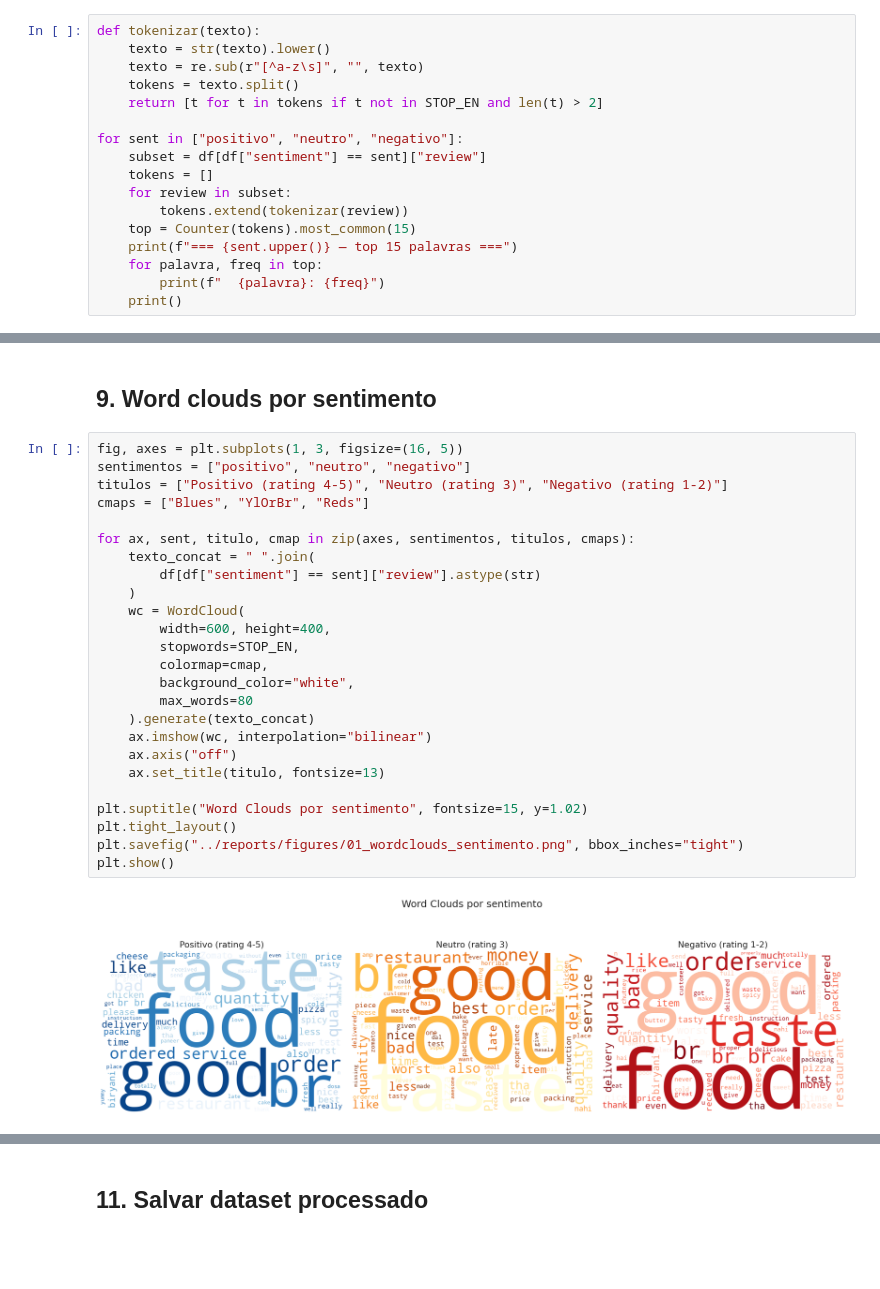
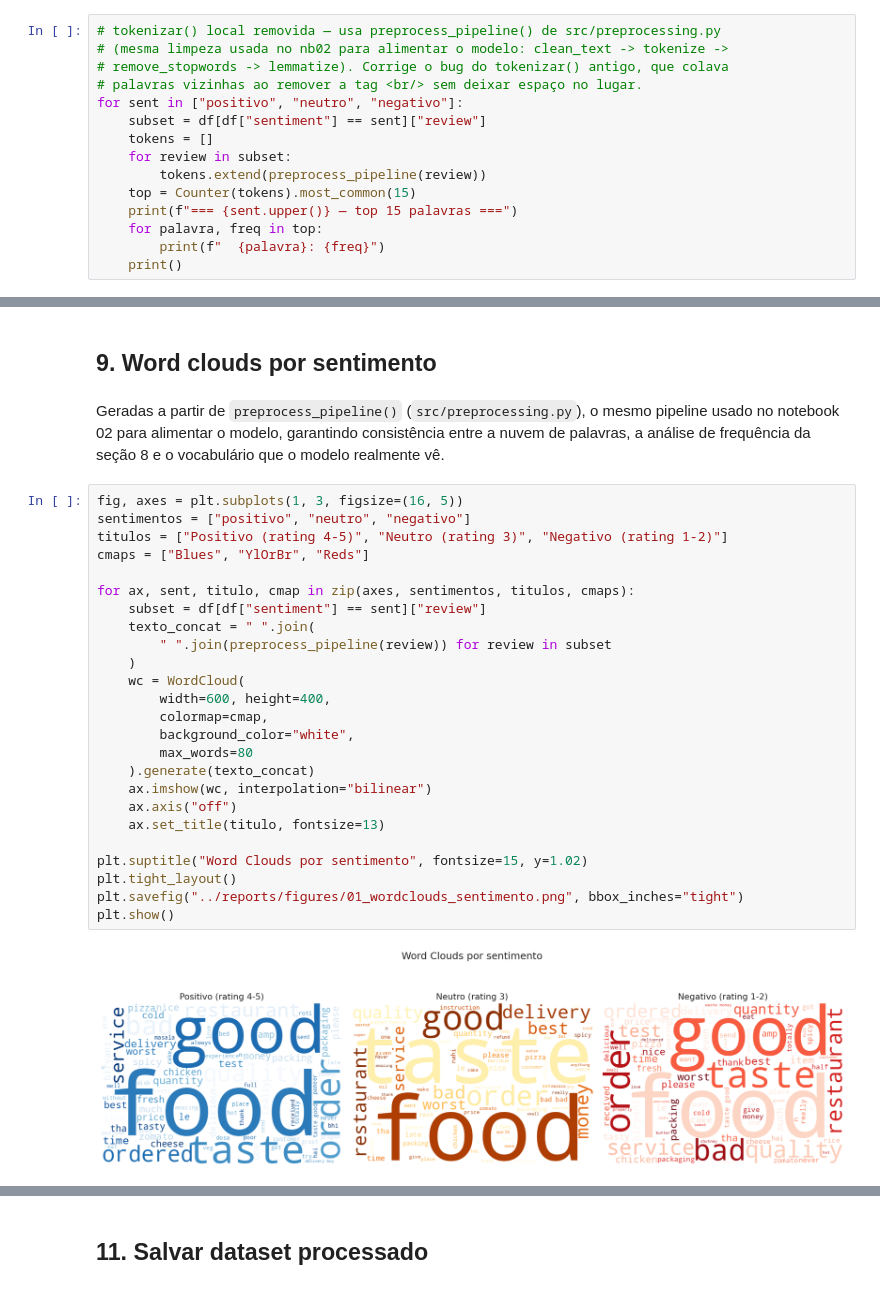
Before and after one commit to polloncarlos/zomato_nlp_sentiment, a Jupyter notebook: notebooks/01_eda_textual.ipynb, the cells around one changed output, grey strips where cells are left out. Drawn from its saved outputs; the diff is of its cells as text; blank space fills up the shorter version.

```diff
--- a/notebooks/01_eda_textual.ipynb
+++ b/notebooks/01_eda_textual.ipynb
@@ -311,17 +460,15 @@ Name: count, dtype: int64
 # %% [markdown]
 ## 8. Palavras mais frequentes por sentimento
 # %%
-def tokenizar(texto):
-    texto = str(texto).lower()
-    texto = re.sub(r"[^a-z\s]", "", texto)
-    tokens = texto.split()
-    return [t for t in tokens if t not in STOP_EN and len(t) > 2]
-
+# tokenizar() local removida — usa preprocess_pipeline() de src/preprocessing.py
+# (mesma limpeza usada no nb02 para alimentar o modelo: clean_text -> tokenize ->
+# remove_stopwords -> lemmatize). Corrige o bug do tokenizar() antigo, que colava
+# palavras vizinhas ao remover a tag <br/> sem deixar espaço no lugar.
 for sent in ["positivo", "neutro", "negativo"]:
     subset = df[df["sentiment"] == sent]["review"]
     tokens = []
     for review in subset:
-        tokens.extend(tokenizar(review))
+        tokens.extend(preprocess_pipeline(review))
     top = Counter(tokens).most_common(15)
     print(f"=== {sent.upper()} — top 15 palavras ===")
     for palavra, freq in top:
@@ -359,32 +589,34 @@ for sent in ["positivo", "neutro", "negativo"]:
 # %% [markdown]
 ## 9. Word clouds por sentimento
+# %% [markdown]
+Geradas a partir de `preprocess_pipeline()` (`src/preprocessing.py`), o mesmo pipeline usado no notebook 02 para alimentar o modelo, garantindo consistência entre a nuvem de palavras, a análise de frequência da seção 8 e o vocabulário que o modelo realmente vê.
 # %%
 fig, axes = plt.subplots(1, 3, figsize=(16, 5))
 sentimentos = ["positivo", "neutro", "negativo"]
 titulos = ["Positivo (rating 4-5)", "Neutro (rating 3)", "Negativo (rating 1-2)"]
 cmaps = ["Blues", "YlOrBr", "Reds"]
 
 for ax, sent, titulo, cmap in zip(axes, sentimentos, titulos, cmaps):
+    subset = df[df["sentiment"] == sent]["review"]
     texto_concat = " ".join(
-        df[df["sentiment"] == sent]["review"].astype(str)
+        " ".join(preprocess_pipeline(review)) for review in subset
     )
     wc = WordCloud(
         width=600, height=400,
-        stopwords=STOP_EN,
         colormap=cmap,
         background_color="white",
         max_words=80
     ).generate(texto_concat)
     ax.imshow(wc, interpolation="bilinear")
     ax.axis("off")
     ax.set_title(titulo, fontsize=13)
 
 plt.suptitle("Word Clouds por sentimento", fontsize=15, y=1.02)
 plt.tight_layout()
 plt.savefig("../reports/figures/01_wordclouds_sentimento.png", bbox_inches="tight")
 plt.show()
 # %% [output]
-[figure, old version]
+[figure, new version]
 # %% [markdown]
 ## 10. Conclusões e decisões para o pré-processamento
 
```
Also changed, not shown: parts of 33 cells of this notebook, 1 other file.
